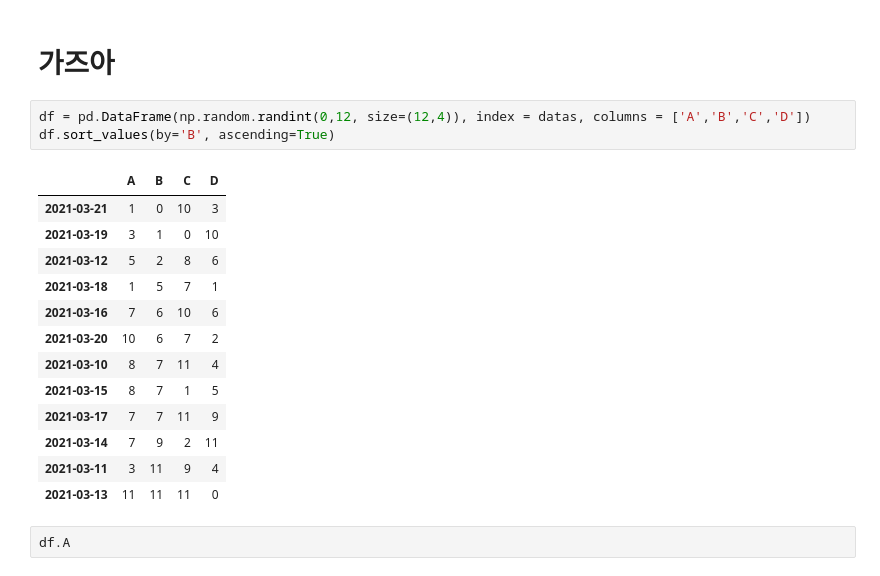
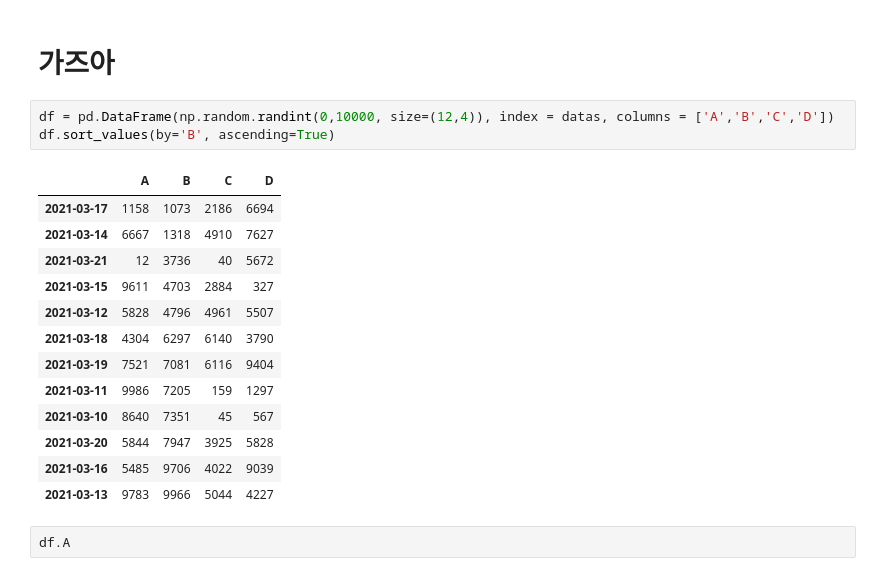
Before and after one commit to playdata-encore/10.preprocessing, a Jupyter notebook: step01_pandasBasic.ipynb, the cells around one changed output. Drawn from its saved outputs; the diff is of its cells as text.

```diff
--- a/step01_pandasBasic.ipynb
+++ b/step01_pandasBasic.ipynb
@@ -297,22 +297,22 @@ print('재웅')
 # %% [markdown]
 # 가즈아
 # %%
-df = pd.DataFrame(np.random.randint(0,12, size=(12,4)), index = datas, columns = ['A','B','C','D'])
+df = pd.DataFrame(np.random.randint(0,10000, size=(12,4)), index = datas, columns = ['A','B','C','D'])
 df.sort_values(by='B', ascending=True)
 # %% [output]
 |  | A | B | C | D |
-| 2021-03-21 | 1 | 0 | 10 | 3 |
-| 2021-03-19 | 3 | 1 | 0 | 10 |
-| 2021-03-12 | 5 | 2 | 8 | 6 |
-| 2021-03-18 | 1 | 5 | 7 | 1 |
-| 2021-03-16 | 7 | 6 | 10 | 6 |
-| 2021-03-20 | 10 | 6 | 7 | 2 |
-| 2021-03-10 | 8 | 7 | 11 | 4 |
-| 2021-03-15 | 8 | 7 | 1 | 5 |
-| 2021-03-17 | 7 | 7 | 11 | 9 |
-| 2021-03-14 | 7 | 9 | 2 | 11 |
-| 2021-03-11 | 3 | 11 | 9 | 4 |
-| 2021-03-13 | 11 | 11 | 11 | 0 |
+| 2021-03-17 | 1158 | 1073 | 2186 | 6694 |
+| 2021-03-14 | 6667 | 1318 | 4910 | 7627 |
+| 2021-03-21 | 12 | 3736 | 40 | 5672 |
+| 2021-03-15 | 9611 | 4703 | 2884 | 327 |
+| 2021-03-12 | 5828 | 4796 | 4961 | 5507 |
+| 2021-03-18 | 4304 | 6297 | 6140 | 3790 |
+| 2021-03-19 | 7521 | 7081 | 6116 | 9404 |
+| 2021-03-11 | 9986 | 7205 | 159 | 1297 |
+| 2021-03-10 | 8640 | 7351 | 45 | 567 |
+| 2021-03-20 | 5844 | 7947 | 3925 | 5828 |
+| 2021-03-16 | 5485 | 9706 | 4022 | 9039 |
+| 2021-03-13 | 9783 | 9966 | 5044 | 4227 |
 # %%
 df.A
 # %% [output]
```
Also changed, not shown: 7 other files.
